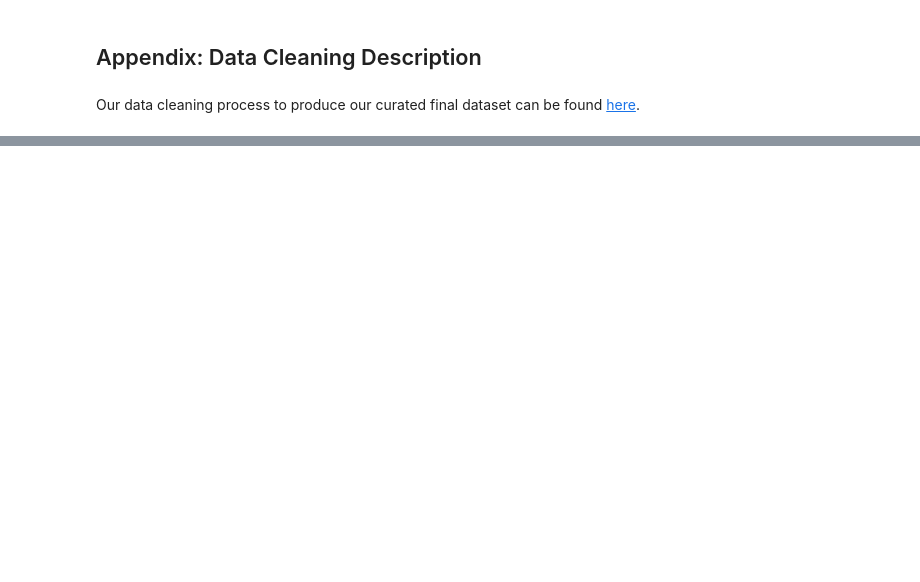
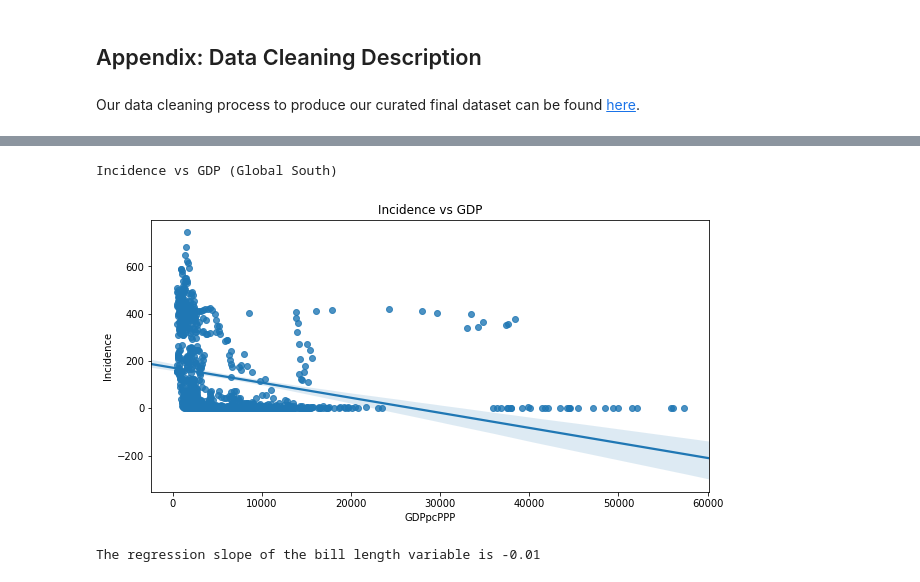
Before and after one commit to mcuadera/info_2950_malaria_project, a Jupyter notebook: phase_submissions/Phase_5.ipynb, the cells around one changed output, grey strips where cells are left out. Drawn from its saved outputs; the diff is of its cells as text; code cells hidden in the pictures; blank space fills up the shorter version.

```diff
--- a/phase_submissions/Phase_5.ipynb
+++ b/phase_submissions/Phase_5.ipynb
@@ -795,0 +849,16 @@ Our data cleaning process to produce our curated final dataset can be found [her
+# %%
+print("Incidence vs GDP (Global South)")
+gbsouth = malaria_df_no_na[malaria_df_no_na['Global South']=="Global South"]
+sns.regplot(data = gbsouth , x = "GDPpcPPP", y = "Incidence")
+plt.xlabel("GDPpcPPP")
+plt.ylabel("Incidence")
+plt.title("Incidence vs GDP")
+plt.show()
+lr = LinearRegression()
+model = lr.fit(gbsouth[['GDPpcPPP']], gbsouth["Incidence"])
+slope = model.coef_[0]
+print("The regression slope of the bill length variable is {:.2f}".format(slope))
+# %% [output]
+Incidence vs GDP (Global South)
+[figure, added]
+The regression slope of the bill length variable is -0.01
```
Also changed, not shown: parts of 20 cells of this notebook.
